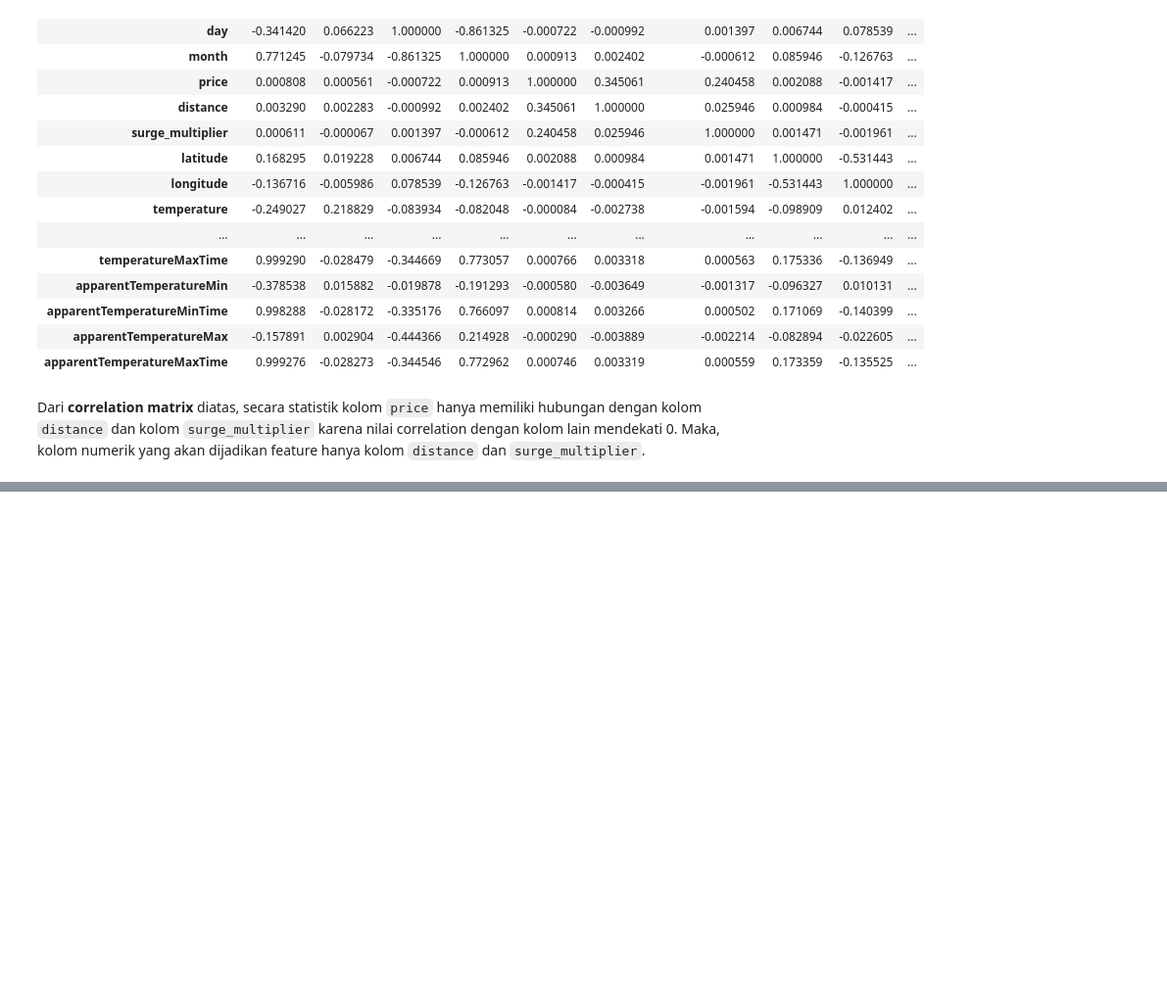
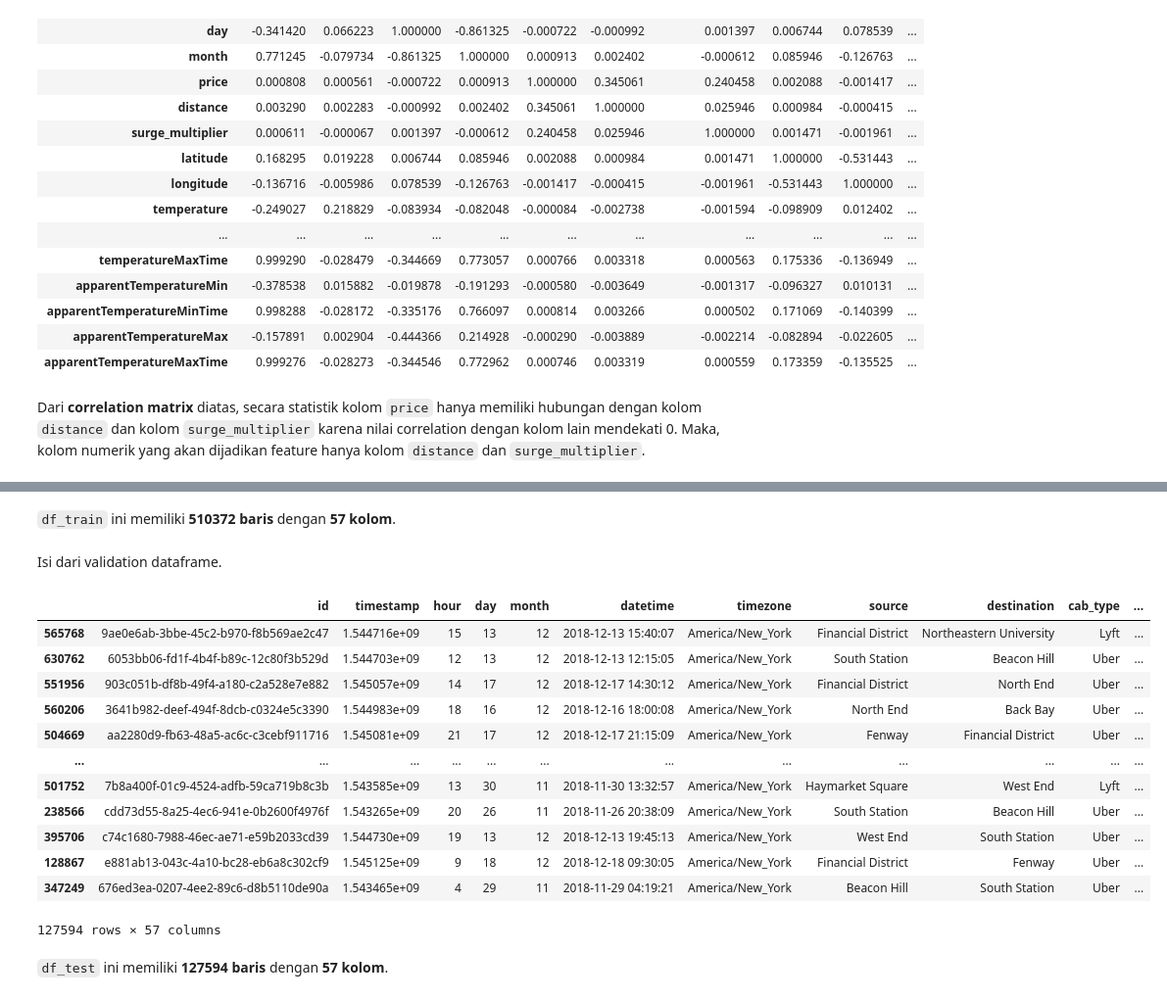
Before and after one commit to Penzragon/h8dsft_P1W1Reg, a Jupyter notebook: script.ipynb, the cells around one changed output, grey strips where cells are left out. Shown at 98% size. Cells and saved outputs as stored; diff of their text form; code cells hidden in the pictures; blank space fills up the shorter version.

```diff
--- a/script.ipynb
+++ b/script.ipynb
@@ -479,0 +532,22 @@ Dari **correlation matrix** diatas, secara statistik kolom `price` hanya memilik
+# %% [markdown]
+`df_train` ini memiliki **510372 baris** dengan **57 kolom**.
+# %% [markdown]
+Isi dari validation dataframe.
+# %%
+df_test
+# %% [output]
+|  | id | timestamp | hour | day | month | datetime | timezone | source | destination | cab_type | ... |
+| 565768 | 9ae0e6ab-3bbe-45c2-b970-f8b569ae2c47 | 1.544716e+09 | 15 | 13 | 12 | 2018-12-13 15:40:07 | America/New_York | Financial District | Northeastern University | Lyft | ... |
+| 630762 | 6053bb06-fd1f-4b4f-b89c-12c80f3b529d | 1.544703e+09 | 12 | 13 | 12 | 2018-12-13 12:15:05 | America/New_York | South Station | Beacon Hill | Uber | ... |
+| 551956 | 903c051b-df8b-49f4-a180-c2a528e7e882 | 1.545057e+09 | 14 | 17 | 12 | 2018-12-17 14:30:12 | America/New_York | Financial District | North End | Uber | ... |
+| 560206 | 3641b982-deef-494f-8dcb-c0324e5c3390 | 1.544983e+09 | 18 | 16 | 12 | 2018-12-16 18:00:08 | America/New_York | North End | Back Bay | Uber | ... |
+| 504669 | aa2280d9-fb63-48a5-ac6c-c3cebf911716 | 1.545081e+09 | 21 | 17 | 12 | 2018-12-17 21:15:09 | America/New_York | Fenway | Financial District | Uber | ... |
+| ... | ... | ... | ... | ... | ... | ... | ... | ... | ... | ... | ... |
+| 501752 | 7b8a400f-01c9-4524-adfb-59ca719b8c3b | 1.543585e+09 | 13 | 30 | 11 | 2018-11-30 13:32:57 | America/New_York | Haymarket Square | West End | Lyft | ... |
+| 238566 | cdd73d55-8a25-4ec6-941e-0b2600f4976f | 1.543265e+09 | 20 | 26 | 11 | 2018-11-26 20:38:09 | America/New_York | South Station | Beacon Hill | Uber | ... |
+| 395706 | c74c1680-7988-46ec-ae71-e59b2033cd39 | 1.544730e+09 | 19 | 13 | 12 | 2018-12-13 19:45:13 | America/New_York | West End | South Station | Uber | ... |
+| 128867 | e881ab13-043c-4a10-bc28-eb6a8c302cf9 | 1.545125e+09 | 9 | 18 | 12 | 2018-12-18 09:30:05 | America/New_York | Financial District | Fenway | Uber | ... |
+| 347249 | 676ed3ea-0207-4ee2-89c6-d8b5110de90a | 1.543465e+09 | 4 | 29 | 11 | 2018-11-29 04:19:21 | America/New_York | Beacon Hill | South Station | Uber | ... |
+127594 rows × 57 columns
+# %% [markdown]
+`df_test` ini memiliki **127594 baris** dengan **57 kolom**.
```
Also changed, not shown: parts of 11 cells of this notebook.
